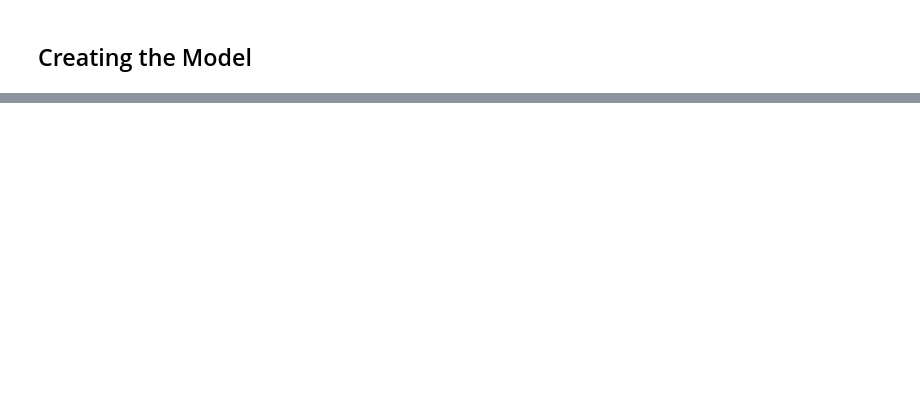
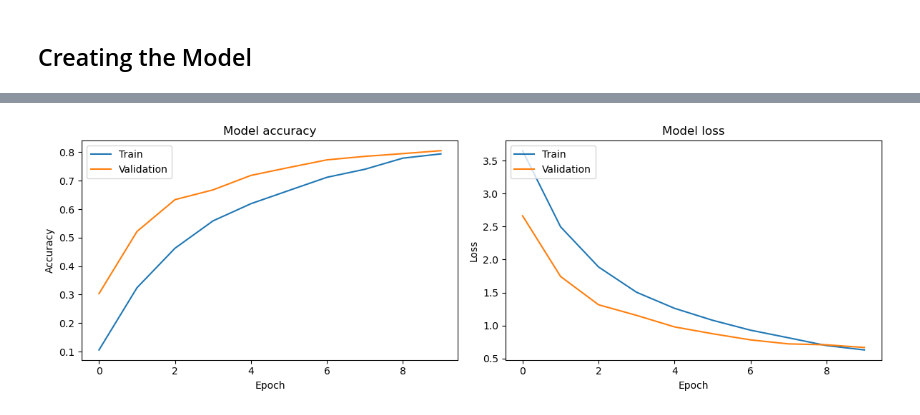
Before and after one commit to Kaidon04/Butterfly-image-classification, a Jupyter notebook: Butterfly_cnn .ipynb, the cells around one changed output, grey strips where cells are left out. Cells and saved outputs as stored; diff of their text form; code cells hidden in the pictures; blank space fills up the shorter version.

Commit message:
model accuracy update and streamlit update

```diff
--- a/Butterfly_cnn .ipynb
+++ b/Butterfly_cnn .ipynb
@@ -118,12 +217,12 @@ X_train, X_test, y_train, y_test = train_test_split(X, y)
 # %%
 # Apply augmentation to the whole training dataset
 # Define the augmentation pipeline
+
 data_augmentation = tf.keras.Sequential([
-    tf.keras.layers.RandomRotation(0.2),         # Randomly rotate images by 20%
-    tf.keras.layers.RandomTranslation(0.2, 0.2), # Randomly shift images horizontally and vertically by 20%
-    tf.keras.layers.RandomZoom(0.3),             # Randomly zoom images by up to 30%
-    tf.keras.layers.RandomFlip('horizontal'),    # Random horizontal flip
-    tf.keras.layers.RandomContrast(0.2)          # Random contrast adjustment
+    tf.keras.layers.RandomRotation(0.1),         # Rotate by 10%
+    tf.keras.layers.RandomTranslation(0.1, 0.1), # Shift horizontally and vertically by 10%
+    tf.keras.layers.RandomZoom(0.1),             # Zoom in/out by 10%
+    tf.keras.layers.RandomFlip('horizontal')     # Random horizontal flip
 ])
 
 # Create variables to hold the X and y training data
@@ -187,3 +293,17 @@ np.array(y_train).shape
+# %%
+# Define the learning rate scheduler
+lr_schedule = tf.keras.optimizers.schedules.ExponentialDecay(
+    initial_learning_rate=0.001,
+    decay_steps=10000,
+    decay_rate=0.9,
+    staircase=True
+)
+# Define the EarlyStopping callback
+early_stopping = EarlyStopping(
+    monitor='val_loss',          # Monitors validation loss
+    patience=3,                  # Stops if no improvement in 3 epochs
+    restore_best_weights=True    # Restores best weights if stopped early
+)
 # %%
 # Define a CNN model
 model = keras.Sequential([
@@ -225,0 +370,23 @@ model.evaluate(X_test_np, y_test_np)
+# %%
+plt.figure(figsize=(12, 4))
+
+plt.subplot(1, 2, 1)
+plt.plot(history.history['accuracy'])
+plt.plot(history.history['val_accuracy'])
+plt.title('Model accuracy')
+plt.ylabel('Accuracy')
+plt.xlabel('Epoch')
+plt.legend(['Train', 'Validation'], loc='upper left')
+
+plt.subplot(1, 2, 2)
+plt.plot(history.history['loss'])
+plt.plot(history.history['val_loss'])
+plt.title('Model loss')
+plt.ylabel('Loss')
+plt.xlabel('Epoch')
+plt.legend(['Train', 'Validation'], loc='upper left')
+
+plt.tight_layout()
+plt.show()
+# %% [output]
+[figure, added]
```
Also changed, not shown: parts of 22 cells of this notebook, 3 other files.
